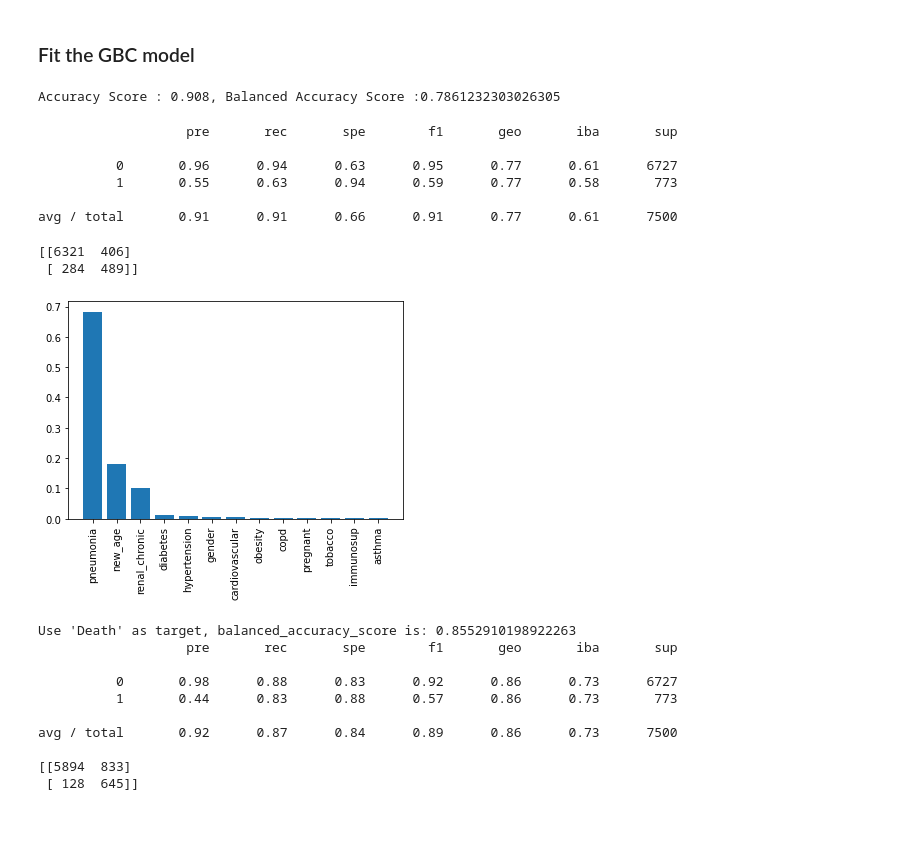
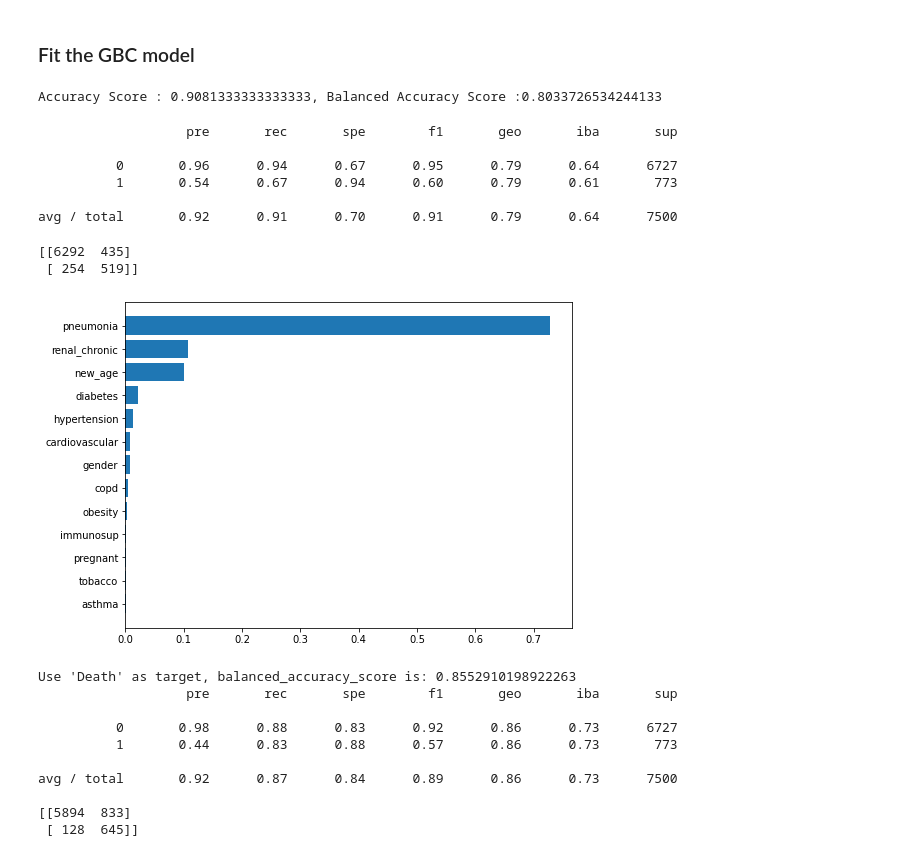
Before and after one commit to lindaperez/20_bk_AI_Covid19-Risk, a Jupyter notebook: DEATH_SMOTEENN.ipynb, the cells around one changed output. Drawn from its saved outputs; the diff is of its cells as text; code cells hidden in the pictures; blank space fills up the shorter version.

```diff
--- a/DEATH_SMOTEENN.ipynb
+++ b/DEATH_SMOTEENN.ipynb
@@ -257,7 +257,7 @@ Accuracy score (validation): 0.908
 # %%
 # Choose a learning rate and create classifier
 classifier = GradientBoostingClassifier(n_estimators=20,
-                                        learning_rate=1,
+                                        learning_rate=0.75,
                                         max_features=5,
                                         max_depth=3,
                                         random_state=0)
@@ -273,7 +273,7 @@ acc_score = accuracy_score(y_test, y_gbc_pred)
 balanced_score = balanced_accuracy_score(y_test, y_gbc_pred)
 print(f"Accuracy Score : {acc_score}, Balanced Accuracy Score :{balanced_score}")
 # %% [output]
-Accuracy Score : 0.908, Balanced Accuracy Score :0.7861232303026305
+Accuracy Score : 0.9081333333333333, Balanced Accuracy Score :0.8033726534244133
 # %%
 # # Generate classification report
 # print("Classification Report")
@@ -284,34 +284,34 @@ print(classification_report_imbalanced(y_test, y_gbc_pred))
 # %% [output]
                    pre       rec       spe        f1       geo       iba       sup
 
-          0       0.96      0.94      0.63      0.95      0.77      0.61      6727
-          1       0.55      0.63      0.94      0.59      0.77      0.58       773
+          0       0.96      0.94      0.67      0.95      0.79      0.64      6727
+          1       0.54      0.67      0.94      0.60      0.79      0.61       773
 
-avg / total       0.91      0.91      0.66      0.91      0.77      0.61      7500
+avg / total       0.92      0.91      0.70      0.91      0.79      0.64      7500
 # %%
 # Generate confusion matrix report
 print(confusion_matrix(y_test, y_gbc_pred))
 # %% [output]
-[[6321  406]
- [ 284  489]]
+[[6292  435]
+ [ 254  519]]
 # %%
 # Extract feature importances from the fitted gradient boosting model
 feature_importances = classifier.feature_importances_
 
 # Get the indices of the largest to smallest feature importances
-sorted_index = np.argsort(feature_importances)[::-1]
-x = range(X.shape[1])
-
+sorted_index = np.argsort(feature_importances)
+# x = range(X.shape[1])
+x = np.arange(sorted_index.shape[0]) + .5
 # Create tick labels
 labels = np.array(X.columns)[sorted_index]
-
-plt.bar(x, feature_importances[sorted_index], tick_label=labels)
+plt.figure(figsize=(8, 6))
+plt.barh(x, feature_importances[sorted_index], tick_label=labels)
 
 # Set the tick lables to be the feature names, according to the sorted feature_idx
-plt.xticks(rotation=90)
+plt.yticks()
 plt.show()
 # %% [output]
-[figure, old version]
+[figure, new version]
 # %%
 # Train on the EasyEnsembleClassifier
 from imblearn.ensemble import EasyEnsembleClassifier
```
Also changed, not shown: parts of 5 cells of this notebook, 22 other files.
